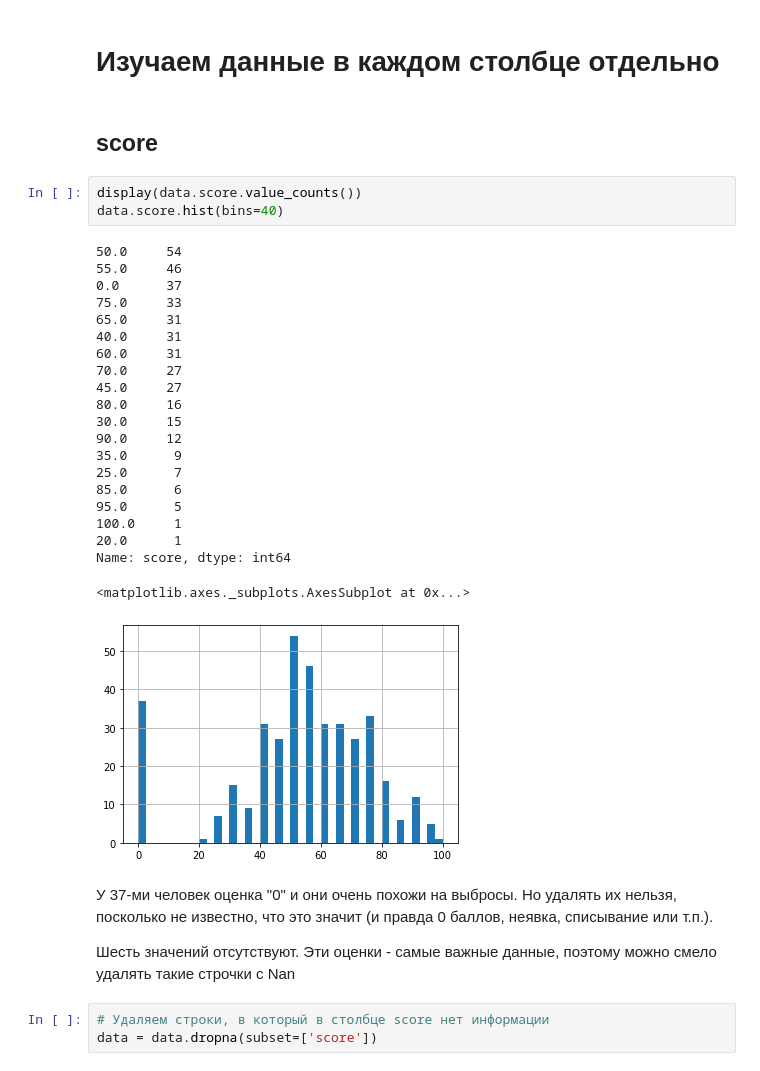
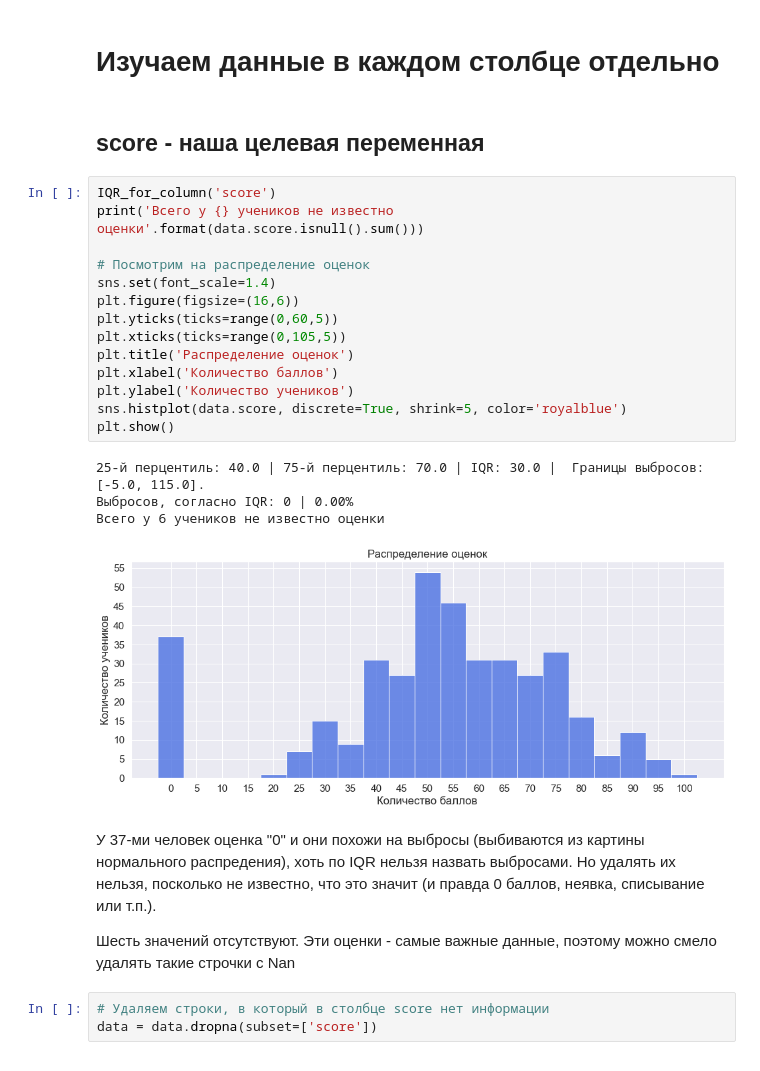
Before and after one commit to IvanAleshin/Skillfactory_projects, a Jupyter notebook: module_2/Data_for_model.ipynb, the cells around one changed output. Cells and saved outputs as stored; diff of their text form.

```diff
--- a/module_2/Data_for_model.ipynb
+++ b/module_2/Data_for_model.ipynb
@@ -123,34 +158,28 @@ data = data.drop('studytime, granular', 1)
 # %% [markdown]
 # Изучаем данные в каждом столбце отдельно
 # %% [markdown]
-## score
+## score - наша целевая переменная
-# %%
-display(data.score.value_counts())
-data.score.hist(bins=40)
-# %% [output]
-50.0     54
-55.0     46
-0.0      37
-75.0     33
-65.0     31
-40.0     31
-60.0     31
-70.0     27
-45.0     27
-80.0     16
-30.0     15
-90.0     12
-35.0      9
-25.0      7
-85.0      6
-95.0      5
-100.0     1
-20.0      1
-Name: score, dtype: int64
-<matplotlib.axes._subplots.AxesSubplot at 0x...>
-[figure, removed]
+# %%
+IQR_for_column('score')
+print('Всего у {} учеников не известно оценки'.format(data.score.isnull().sum()))
+
+# Посмотрим на распределение оценок
+sns.set(font_scale=1.4)
+plt.figure(figsize=(16,6))
+plt.yticks(ticks=range(0,60,5))
+plt.xticks(ticks=range(0,105,5))
+plt.title('Распределение оценок')
+plt.xlabel('Количество баллов')
+plt.ylabel('Количество учеников')
+sns.histplot(data.score, discrete=True, shrink=5, color='royalblue')
+plt.show()
+# %% [output]
+25-й перцентиль: 40.0 | 75-й перцентиль: 70.0 | IQR: 30.0 |  Границы выбросов: [-5.0, 115.0].
+Выбросов, согласно IQR: 0 | 0.00%
+Всего у 6 учеников не известно оценки
+[figure, added]
 # %% [markdown]
-У 37-ми человек оценка "0" и они очень похожи на выбросы. Но удалять их нельзя, посколько не известно, что это значит (и правда 0 баллов, неявка, списывание или т.п.).
+У 37-ми человек оценка "0" и они похожи на выбросы (выбиваются из картины нормального распредения), хоть по IQR нельзя назвать выбросами. Но удалять их нельзя, посколько не известно, что это значит (и правда 0 баллов, неявка, списывание или т.п.).
 
 Шесть значений отсутствуют. Эти оценки - самые важные данные, поэтому можно смело удалять такие строчки с Nan
 # %%
```
Also changed, not shown: parts of 116 cells of this notebook.
